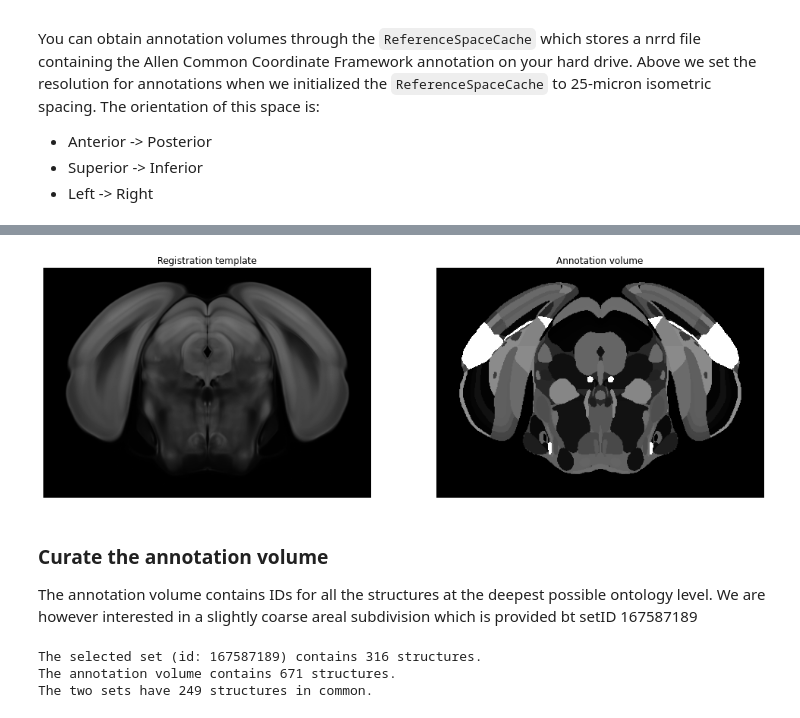
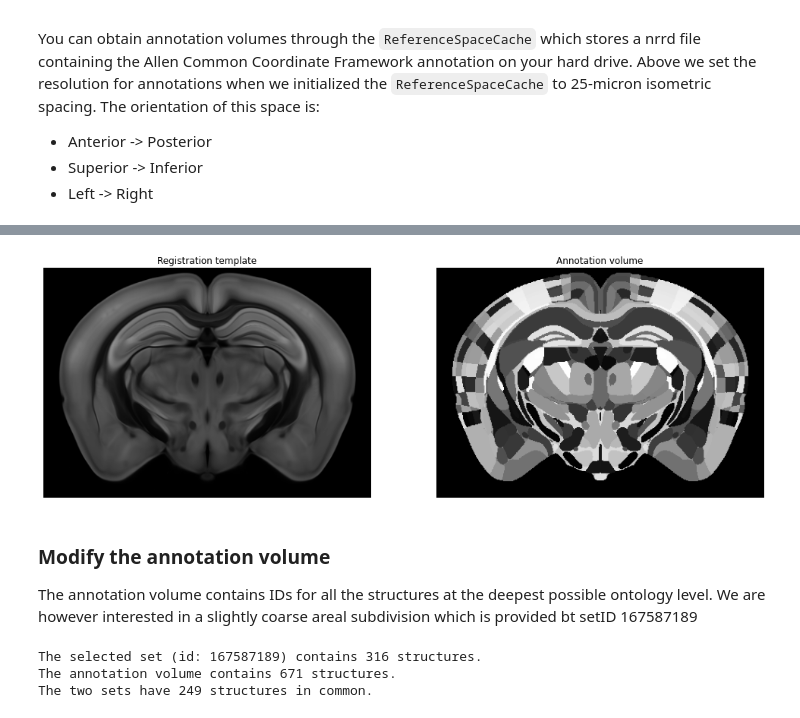
Before and after one commit to HMS-IDAC/RiffleShuffle, a Jupyter notebook: python/Explore the Allen Atlas.ipynb, the cells around one changed output, grey strips where cells are left out. Cells and saved outputs as stored; diff of their text form; code cells hidden in the pictures.

```diff
--- a/python/Explore the Allen Atlas.ipynb
+++ b/python/Explore the Allen Atlas.ipynb
@@ -141,24 +149,31 @@ annotation, meta_annot = rspc.get_annotation_volume()
 # %%
 # Look at a slice from the average template and annotation volumes
 
 # pick a slice to show
-slice_idx = 380
+slice_idx = 300
+
+# Utility function for plotting images better
+def rescaleId(sliceImg):
+    ids = np.unique(sliceImg)
+    outputImg = np.copy(sliceImg)
+    for i, ID in enumerate(ids):
+        outputImg[outputImg==ID] = i
+    return outputImg
 
 f, ccf_axes = plt.subplots(1, 2, figsize=(17, 6))
-
 ccf_axes[0].imshow(template[slice_idx,:,:], cmap='gray', aspect='equal', vmin=template.min(), vmax=template.max())
 ccf_axes[0].set_title("Registration template")
 ccf_axes[0].axis('off')
 
-ccf_axes[1].imshow(annotation[slice_idx,:,:], cmap='gray', aspect='equal', vmin=0, vmax=2000)
+ccf_axes[1].imshow(rescaleId(annotation[slice_idx,:,:]), cmap='gray', aspect='equal')
 ccf_axes[1].set_title("Annotation volume")
 ccf_axes[1].axis('off')
 
 plt.show()
 # %% [output]
-[figure, old version]
+[figure, new version]
 # %% [markdown]
-### Curate the annotation volume
+### Modify the annotation volume
 
 The annotation volume contains IDs for all the structures at the deepest possible ontology level.
 We are however interested in a slightly coarse areal subdivision which is provided bt setID 167587189
```
Also changed, not shown: parts of 4 cells of this notebook.
